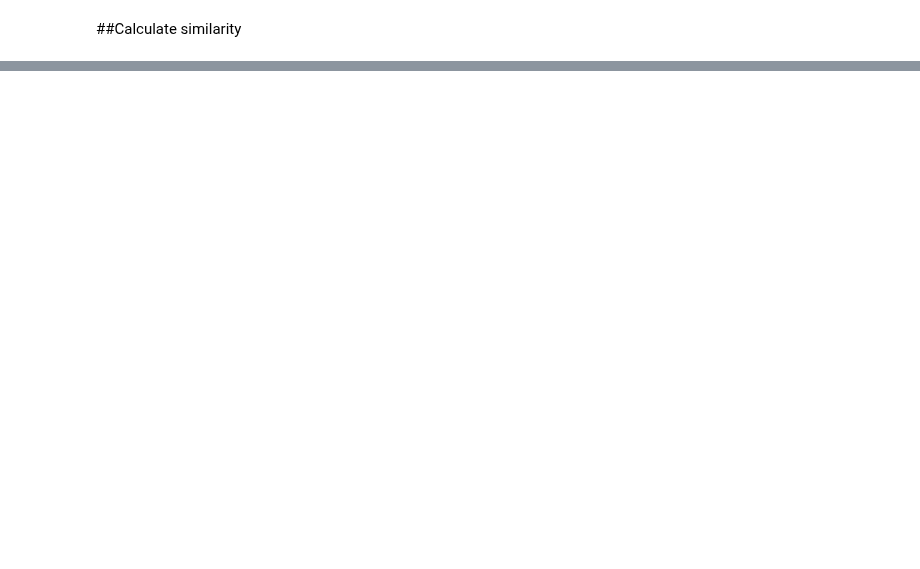
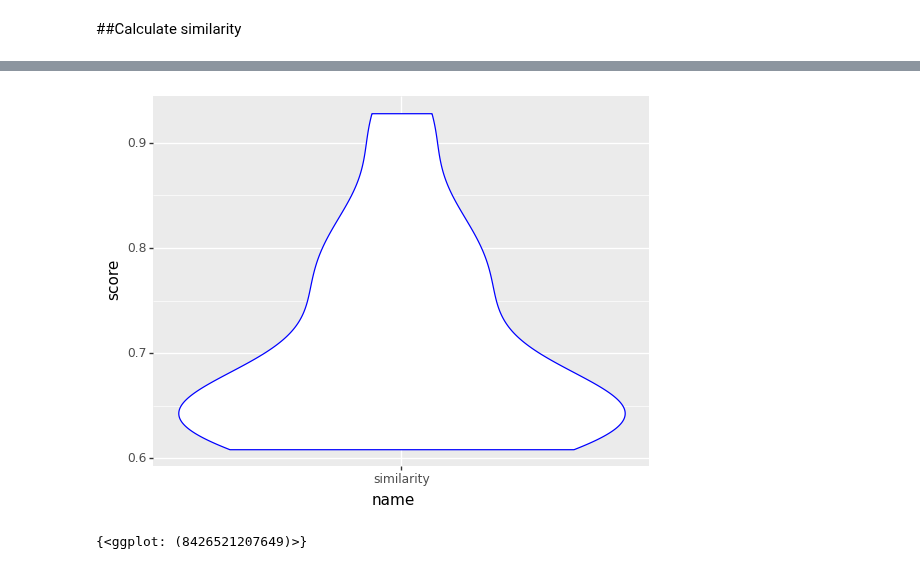
Before and after one commit to rahiakela/machine-learning-research-and-practice, a Jupyter notebook: ai-powered-search/13-semantic-search/02_autocomplete.ipynb, the cells around one changed output, grey strips where cells are left out. Saved outputs shown, nothing was run; the diff lists cells and outputs as text; code cells hidden in the pictures; blank space fills up the shorter version.

```diff
--- a/ai-powered-search/13-semantic-search/02_autocomplete.ipynb
+++ b/ai-powered-search/13-semantic-search/02_autocomplete.ipynb
@@ -184,0 +241,10 @@ df.sort_values(by=["score"], ascending=False, ignore_index=True)
+# %%
+# let’s look at the distribution of the resulting similarity scores
+candidate_synonyms = comparisons_df[comparisons_df["score"] > 0.6]
+{
+    ggplot(candidate_synonyms, aes("name", "score"))
+    + geom_violin(color="blue")
+}
+# %% [output]
+[figure, added]
+{<ggplot: (8426521207649)>}
```
Also changed, not shown: parts of 17 cells of this notebook.
